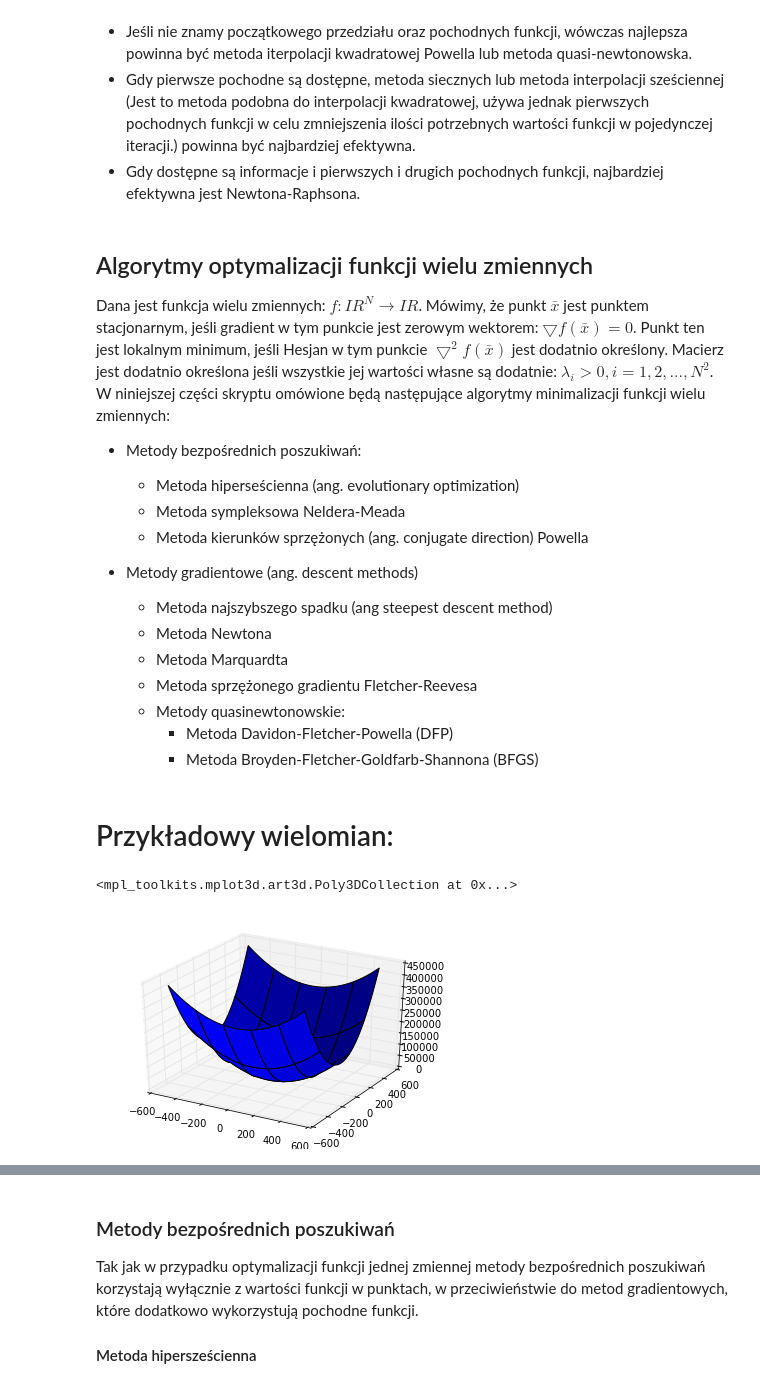
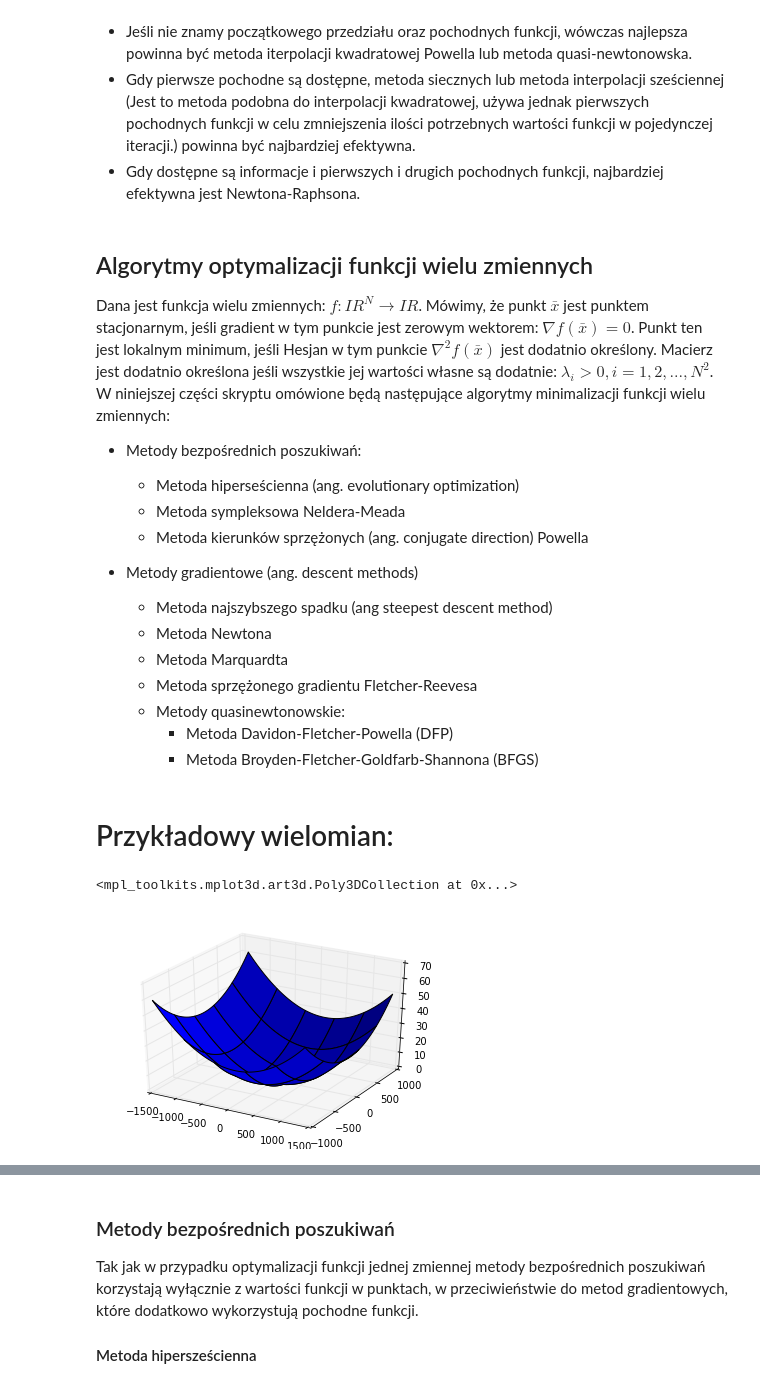
Before and after one commit to heolin/math_optimizations, a Jupyter notebook: Optimizations.ipynb, the cells around one changed output, grey strips where cells are left out. Drawn from its saved outputs; the diff is of its cells as text; code cells hidden in the pictures.

```diff
--- a/Optimizations.ipynb
+++ b/Optimizations.ipynb
@@ -471,7 +471,7 @@ wartości funkcji w pojedynczej iteracji.) powinna być najbardziej efektywna.
 - Gdy dostępne są informacje i pierwszych i drugich pochodnych funkcji, najbardziej efektywna jest Newtona-Raphsona.
 # %% [markdown]
 ## Algorytmy optymalizacji funkcji wielu zmiennych
-Dana jest funkcja wielu zmiennych: $f:I\!R^N\rightarrow I\!R$. Mówimy, że punkt $\bar{x}$ jest punktem stacjonarnym, jeśli gradient w tym punkcie jest zerowym wektorem: $\bigtriangledown f(\bar{x})=0$. Punkt ten jest lokalnym minimum, jeśli Hesjan w tym punkcie $\bigtriangledown^2 f(\bar{x})$ jest dodatnio określony. Macierz jest dodatnio określona jeśli wszystkie jej wartości własne są dodatnie: $\lambda_i>0, i=1,2,...,N^2$. W niniejszej części skryptu omówione będą następujące algorytmy minimalizacji funkcji wielu zmiennych:
+Dana jest funkcja wielu zmiennych: $f:I\!R^N\rightarrow I\!R$. Mówimy, że punkt $\bar{x}$ jest punktem stacjonarnym, jeśli gradient w tym punkcie jest zerowym wektorem: $\nabla f(\bar{x})=0$. Punkt ten jest lokalnym minimum, jeśli Hesjan w tym punkcie $\nabla^2 f(\bar{x})$ jest dodatnio określony. Macierz jest dodatnio określona jeśli wszystkie jej wartości własne są dodatnie: $\lambda_i>0, i=1,2,...,N^2$. W niniejszej części skryptu omówione będą następujące algorytmy minimalizacji funkcji wielu zmiennych:
 
 - Metody bezpośrednich poszukiwań:
     - Metoda hiperseścienna (ang. evolutionary optimization)
@@ -490,17 +490,19 @@ Dana jest funkcja wielu zmiennych: $f:I\!R^N\rightarrow I\!R$. Mówimy, że punk
 # Przykładowy wielomian:
 # %%
 def f(x):
-    return 0.5 * x[0]**2 + 1.25 * x[1]**2
+    A = 0.5 * x[0]**2 + 1.25 * x[1]**2
+    B = 1.0 * (x[0]-200)**2 + 1.25 * (x[1])**2
+    return 0.00001*(A+B)
 
-xmesh, ymesh = np.mgrid[-500:500:50j, -500:500:50j]
+xmesh, ymesh = np.mgrid[-1400:1400:50j, -1000:1000:50j]
 
 fig = plt.figure()
 ax = fig.gca(projection="3d")
 
 fmesh = f(np.array([xmesh, ymesh]))
 ax.plot_surface(xmesh, ymesh, fmesh)
 # %% [output]
 <mpl_toolkits.mplot3d.art3d.Poly3DCollection at 0x...>
-[figure, old version]
+[figure, new version]
 # %%
 plt.axis("equal")
```
Also changed, not shown: parts of 21 cells of this notebook, 6 other files.
